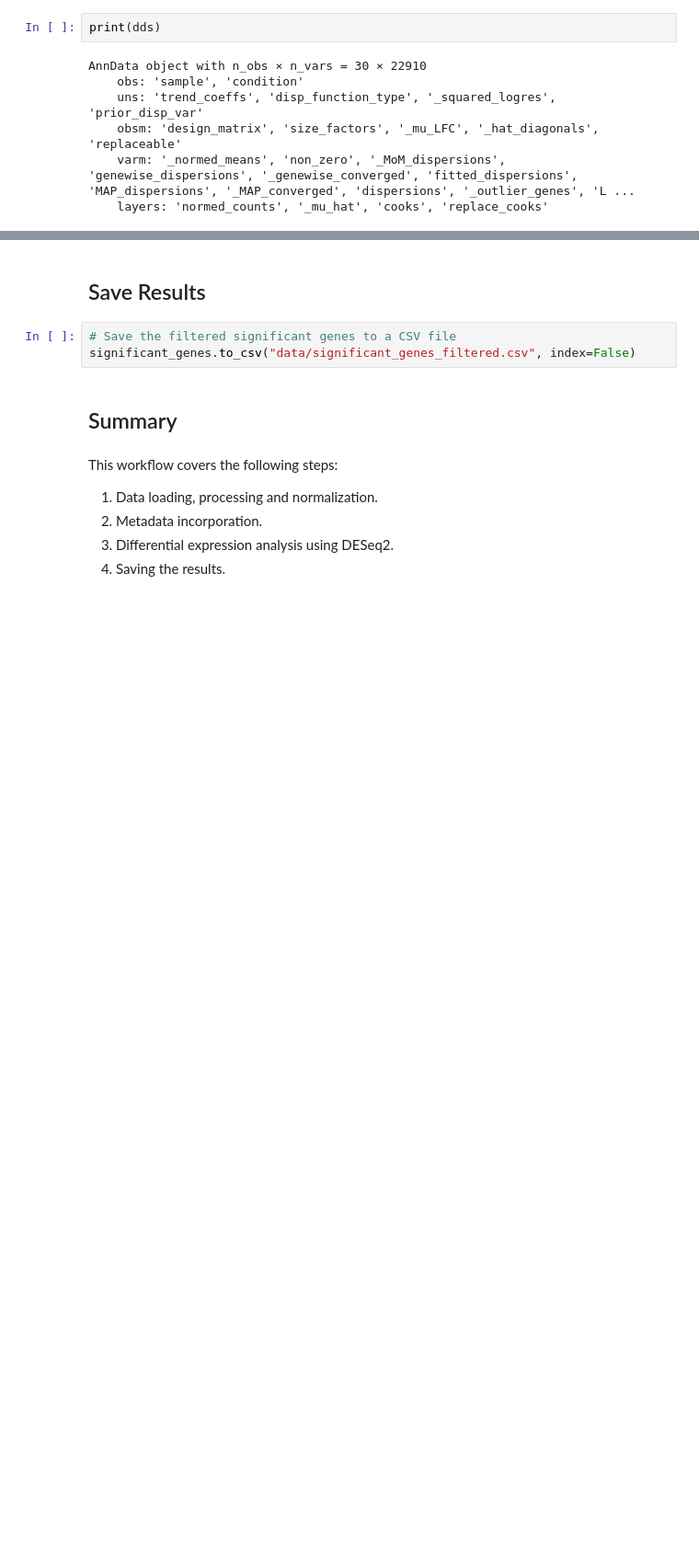
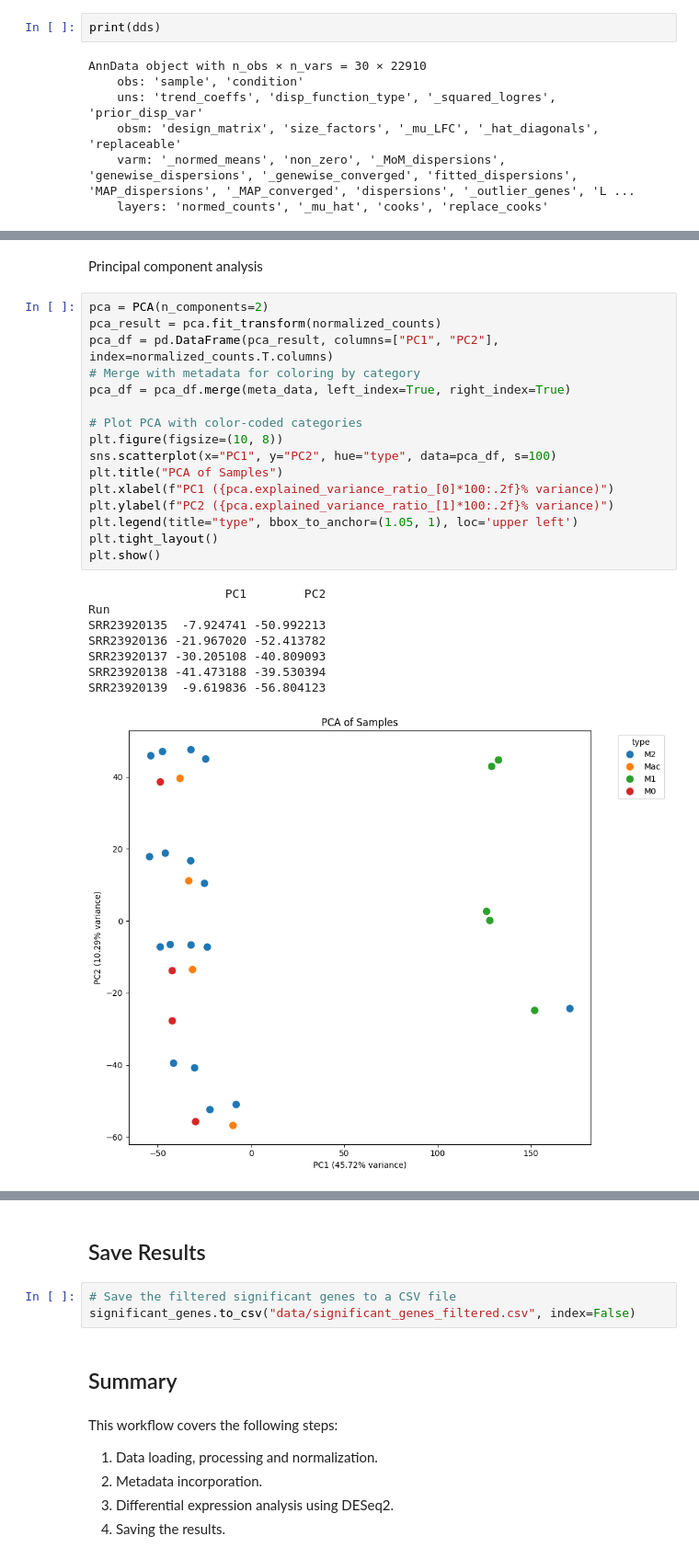
Before and after one commit to BMGLab/CrashCourses, a Jupyter notebook: Bulk_RNAseq_analysis_tutorial.ipynb, the cells around one changed output, grey strips where cells are left out. Shown at 92% size. Saved outputs shown, nothing was run; the diff lists cells and outputs as text; blank space fills up the shorter version.

```diff
--- a/Bulk_RNAseq_analysis_tutorial.ipynb
+++ b/Bulk_RNAseq_analysis_tutorial.ipynb
@@ -328,3 +354,30 @@ AnnData object with n_obs × n_vars = 30 × 22910
+# %% [markdown]
+Principal component analysis
+# %%
+pca = PCA(n_components=2)
+pca_result = pca.fit_transform(normalized_counts)
+pca_df = pd.DataFrame(pca_result, columns=["PC1", "PC2"], index=normalized_counts.T.columns)
+# Merge with metadata for coloring by category
+pca_df = pca_df.merge(meta_data, left_index=True, right_index=True)
+
+# Plot PCA with color-coded categories
+plt.figure(figsize=(10, 8))
+sns.scatterplot(x="PC1", y="PC2", hue="type", data=pca_df, s=100)
+plt.title("PCA of Samples")
+plt.xlabel(f"PC1 ({pca.explained_variance_ratio_[0]*100:.2f}% variance)")
+plt.ylabel(f"PC2 ({pca.explained_variance_ratio_[1]*100:.2f}% variance)")
+plt.legend(title="type", bbox_to_anchor=(1.05, 1), loc='upper left')
+plt.tight_layout()
+plt.show()
+# %% [output]
+                   PC1        PC2
+Run
+SRR23920135  -7.924741 -50.992213
+SRR23920136 -21.967020 -52.413782
+SRR23920137 -30.205108 -40.809093
+SRR23920138 -41.473188 -39.530394
+SRR23920139  -9.619836 -56.804123
+[figure, added]
 # %%
 ds = DeseqStats(dds, contrast=["condition", "M1", "M2"])
 ds.summary()
```
Also changed, not shown: parts of 16 cells of this notebook.
